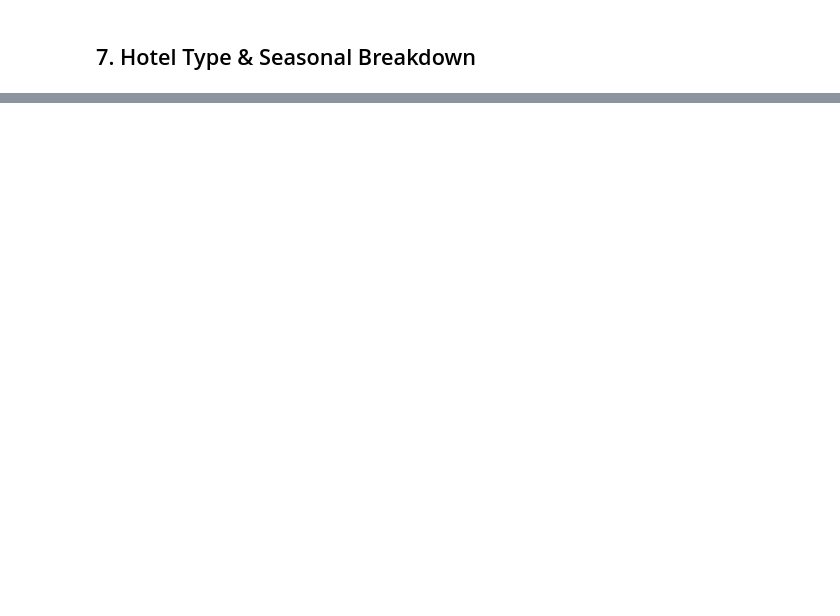
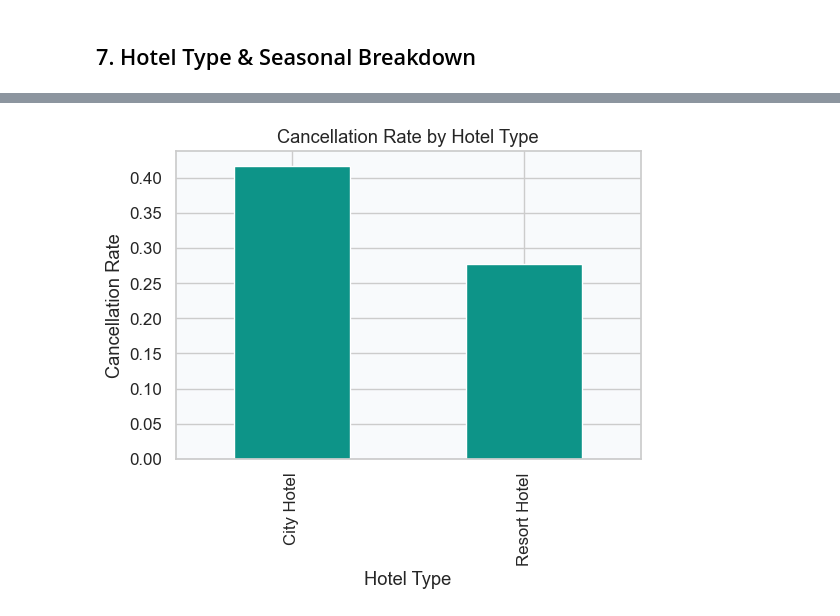
Before and after one commit to leo-leung04/hotel-overbook, a Jupyter notebook: 00_data_stat.ipynb, the cells around one changed output, grey strips where cells are left out. Saved outputs shown, nothing was run; the diff lists cells and outputs as text; code cells hidden in the pictures; blank space fills up the shorter version.

```diff
--- a/00_data_stat.ipynb
+++ b/00_data_stat.ipynb
@@ -58,0 +188,13 @@ if "arrival_date_month" in df.columns:
+# %%
+hotel_cancel = df.groupby("hotel")["is_canceled"].mean()
+
+hotel_cancel.plot(kind="bar", figsize=(6,4))
+
+plt.xlabel("Hotel Type")
+plt.ylabel("Cancellation Rate")
+plt.title("Cancellation Rate by Hotel Type")
+plt.xticks(rotation=0)
+
+plt.show()
+# %% [output]
+[figure, added]
```
Also changed, not shown: parts of 12 cells of this notebook.
